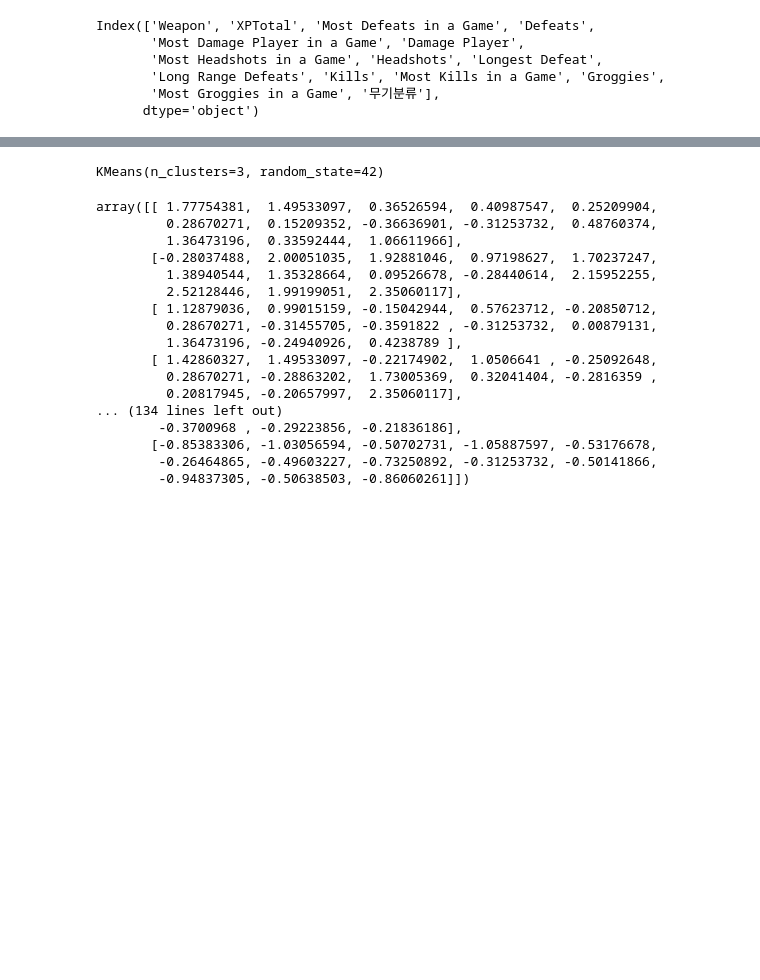
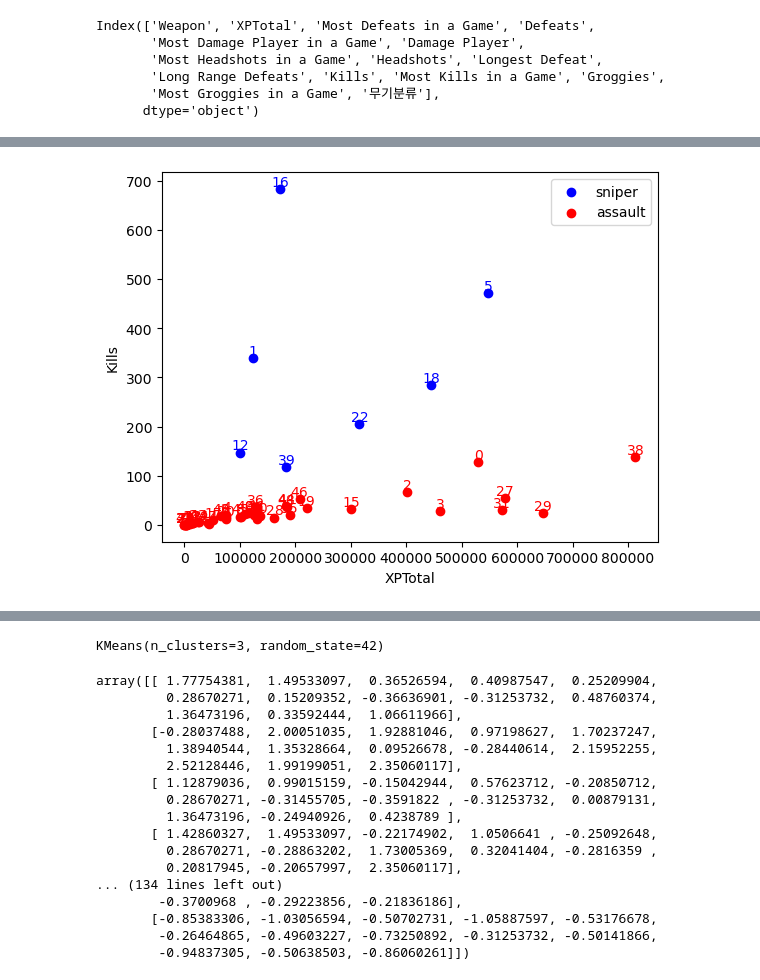
Before and after one commit to nbac406/battleGround, a Jupyter notebook: 0707.ipynb, the cells around one changed output, grey strips where cells are left out. Saved outputs shown, nothing was run; the diff lists cells and outputs as text; code cells hidden in the pictures; blank space fills up the shorter version.

```diff
--- a/0707.ipynb
+++ b/0707.ipynb
@@ -307,5 +335,7 @@ df
 # %%
 df.to_csv("./무기마스터리.csv")
+# %%
+df = pd.read_csv("./무기마스터리.csv").drop("Unnamed: 0", axis=1)
 # %%
 df1 = df.copy()
 # %%
@@ -333,0 +393,3 @@ NameError: name 'StandardScaler' is not defined
+# %%
+features = df1.drop(['Weapon', 'Most Defeats in a Game', 'Most Damage Player in a Game','Most Headshots in a Game', 'Most Kills in a Game', 'Most Groggies in a Game'], axis=1)
+features
@@ -333,0 +508,2 @@ NameError: name 'StandardScaler' is not defined
+# %%
+features = features.reset_index()
@@ -333,0 +686,49 @@ NameError: name 'StandardScaler' is not defined
+# %%
+scaler = MinMaxScaler()
+scaled_features = scaler.fit_transform(features)
+
+# PCA 수행
+pca = PCA(n_components=2)
+pca_features = pca.fit_transform(scaled_features)
+
+
+# 클러스터링 모델 구축
+k = 2  # 클러스터의 개수 (저격수, 돌격수)
+kmeans = KMeans(n_clusters=k, random_state=42)
+kmeans.fit(scaled_features)
+
+# 클러스터링 결과
+df1['Cluster'] = kmeans.labels_  # 클러스터 레이블을 데이터프레임에 추가
+
+# 무기분류 매핑
+weapon_mapping = {0: '저격수', 1: '돌격수'}
+df1['무기분류'] = df1['Cluster'].map(weapon_mapping)
+df1['무기분류'] = df1['무기분류'].astype(str)  # 데이터 타입을 str로 변경
+
+# 클러스터 결과 분석
+sniper_cluster = df1[df1['무기분류'] == '저격수']  # 저격수 클러스터
+assault_cluster = df1[df1['무기분류'] == '돌격수']  # 돌격수 클러스터
+
+# '소총수' 데이터를 파란색으로 시각화합니다.
+plt.scatter(sniper_cluster['XPTotal'], sniper_cluster['Kills'], color='blue', label='sniper')
+
+# '돌격수' 데이터를 빨간색으로 시각화합니다.
+plt.scatter(assault_cluster['XPTotal'], assault_cluster['Kills'], color='red', label='assault')
+
+# 각 점에 이름을 추가합니다.
+for index, row in sniper_cluster.iterrows():
+    plt.text(row['XPTotal'], row['Kills'], str(index), color='blue', ha='center', va='bottom')
+
+for index, row in assault_cluster.iterrows():
+    plt.text(row['XPTotal'], row['Kills'], str(index), color='red', ha='center', va='bottom')
+
+
+# 그래프에 축 레이블과 범례를 추가합니다.
+plt.xlabel('XPTotal')
+plt.ylabel('Kills')
+plt.legend()
+
+# 그래프를 보여줍니다.
+plt.show()
+# %% [output]
+[figure, added]
```
Also changed, not shown: parts of 28 cells of this notebook.
